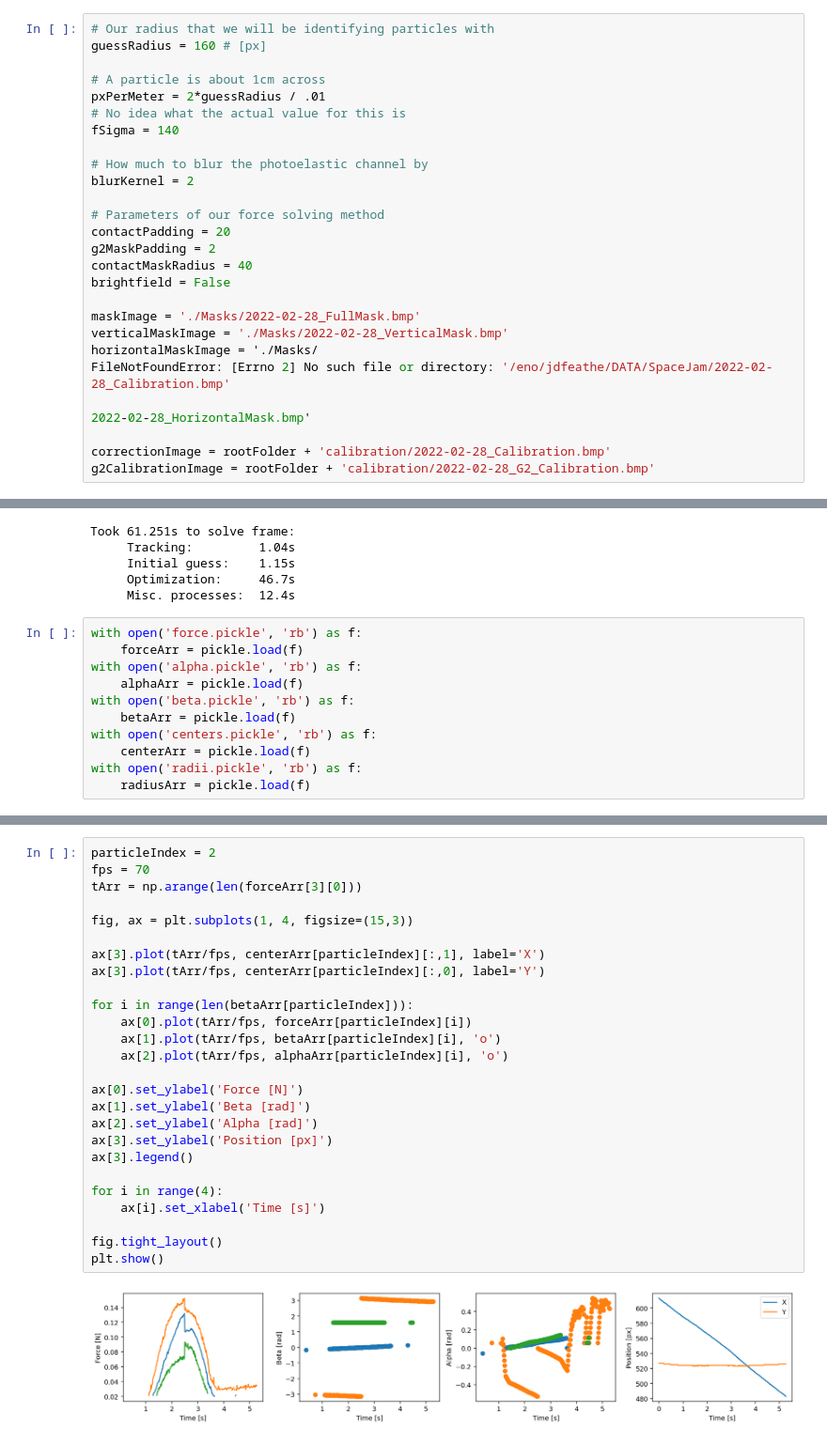
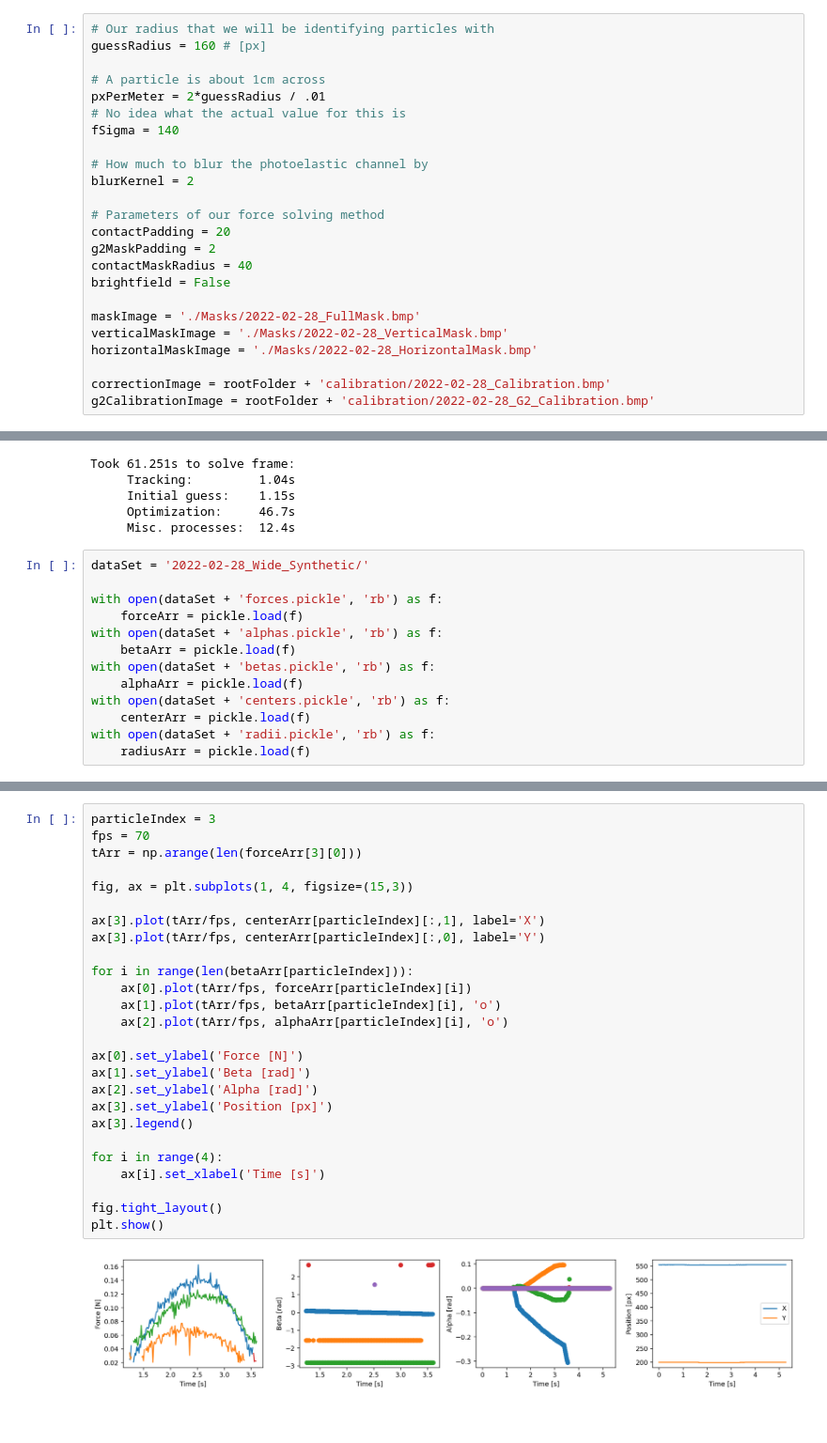
Before and after one commit to Jfeatherstone/SpaceJam, a Jupyter notebook: ForceSolving.ipynb, the cells around one changed output, grey strips where cells are left out. Shown at 94% size. Cells and saved outputs as stored; diff of their text form.

```diff
--- a/ForceSolving.ipynb
+++ b/ForceSolving.ipynb
@@ -49,10 +50,7 @@ brightfield = False
 
 maskImage = './Masks/2022-02-28_FullMask.bmp'
 verticalMaskImage = './Masks/2022-02-28_VerticalMask.bmp'
-horizontalMaskImage = './Masks/
-FileNotFoundError: [Errno 2] No such file or directory: '/eno/jdfeathe/DATA/SpaceJam/2022-02-28_Calibration.bmp'
-
-2022-02-28_HorizontalMask.bmp'
+horizontalMaskImage = './Masks/2022-02-28_HorizontalMask.bmp'
 
 correctionImage = rootFolder + 'calibration/2022-02-28_Calibration.bmp'
 g2CalibrationImage = rootFolder + 'calibration/2022-02-28_G2_Calibration.bmp'
@@ -129,13 +127,15 @@ Took 61.251s to solve frame:
      Optimization:     46.7s
      Misc. processes:  12.4s
 # %%
-with open('force.pickle', 'rb') as f:
+dataSet = '2022-02-28_Wide_Synthetic/'
+
+with open(dataSet + 'forces.pickle', 'rb') as f:
     forceArr = pickle.load(f)
-with open('alpha.pickle', 'rb') as f:
+with open(dataSet + 'alphas.pickle', 'rb') as f:
+    betaArr = pickle.load(f)
+with open(dataSet + 'betas.pickle', 'rb') as f:
     alphaArr = pickle.load(f)
-with open('beta.pickle', 'rb') as f:
-    betaArr = pickle.load(f)
-with open('centers.pickle', 'rb') as f:
+with open(dataSet + 'centers.pickle', 'rb') as f:
     centerArr = pickle.load(f)
-with open('radii.pickle', 'rb') as f:
+with open(dataSet + 'radii.pickle', 'rb') as f:
     radiusArr = pickle.load(f)
@@ -144,28 +142,28 @@ rectForceArr, rectAlphaArr, rectBetaArr, rectCenterArr, rectRadiusArr = rectangu
 # %%
-particleIndex = 2
+particleIndex = 3
 fps = 70
 tArr = np.arange(len(forceArr[3][0]))
 
 fig, ax = plt.subplots(1, 4, figsize=(15,3))
 
 ax[3].plot(tArr/fps, centerArr[particleIndex][:,1], label='X')
 ax[3].plot(tArr/fps, centerArr[particleIndex][:,0], label='Y')
 
 for i in range(len(betaArr[particleIndex])):
     ax[0].plot(tArr/fps, forceArr[particleIndex][i])
     ax[1].plot(tArr/fps, betaArr[particleIndex][i], 'o')
     ax[2].plot(tArr/fps, alphaArr[particleIndex][i], 'o')
 
 ax[0].set_ylabel('Force [N]')
 ax[1].set_ylabel('Beta [rad]')
 ax[2].set_ylabel('Alpha [rad]')
 ax[3].set_ylabel('Position [px]')
 ax[3].legend()
 
 for i in range(4):
     ax[i].set_xlabel('Time [s]')
 
 fig.tight_layout()
 plt.show()
 # %% [output]
-[figure, old version]
+[figure, new version]
```
Also changed, not shown: parts of 4 cells of this notebook.
